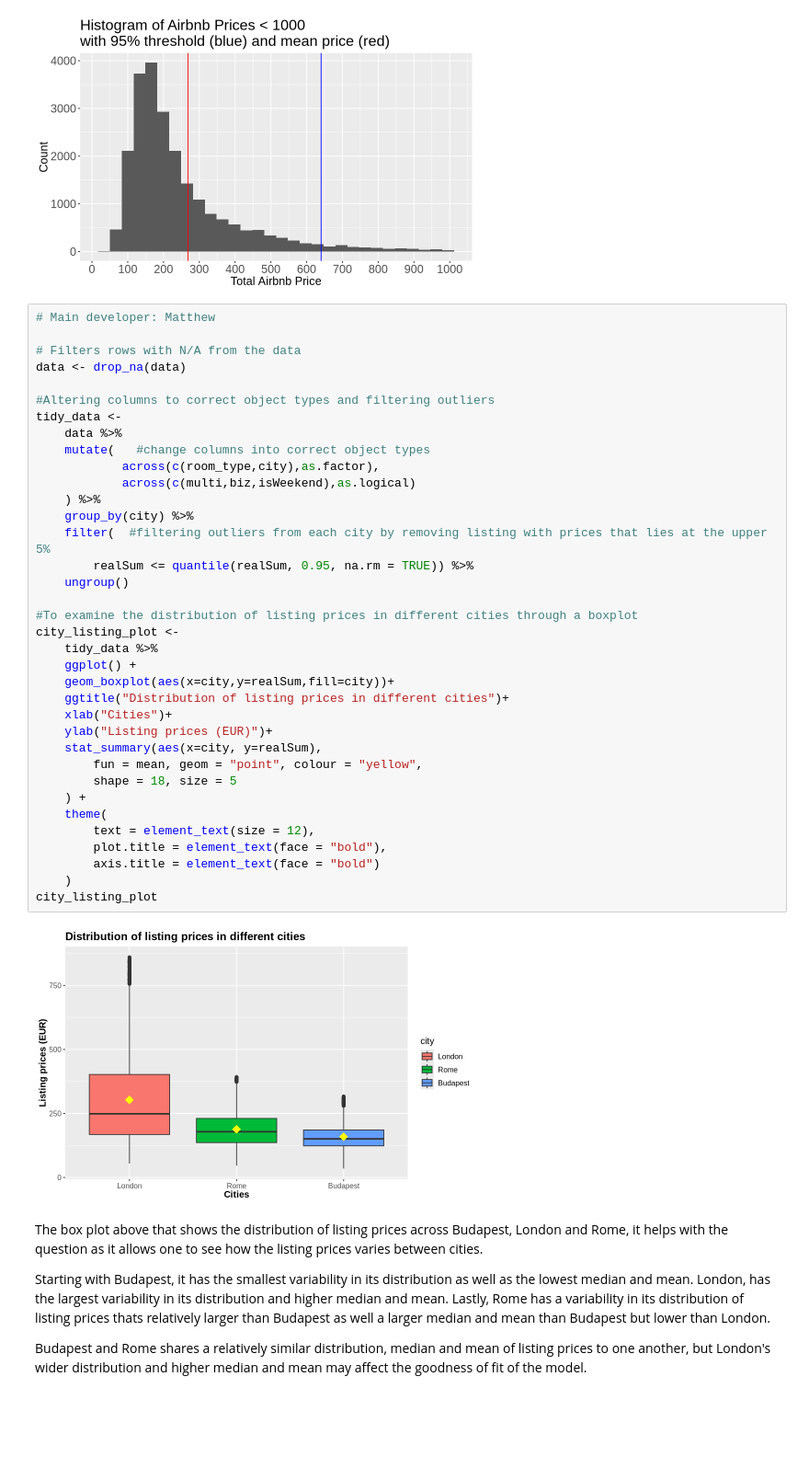
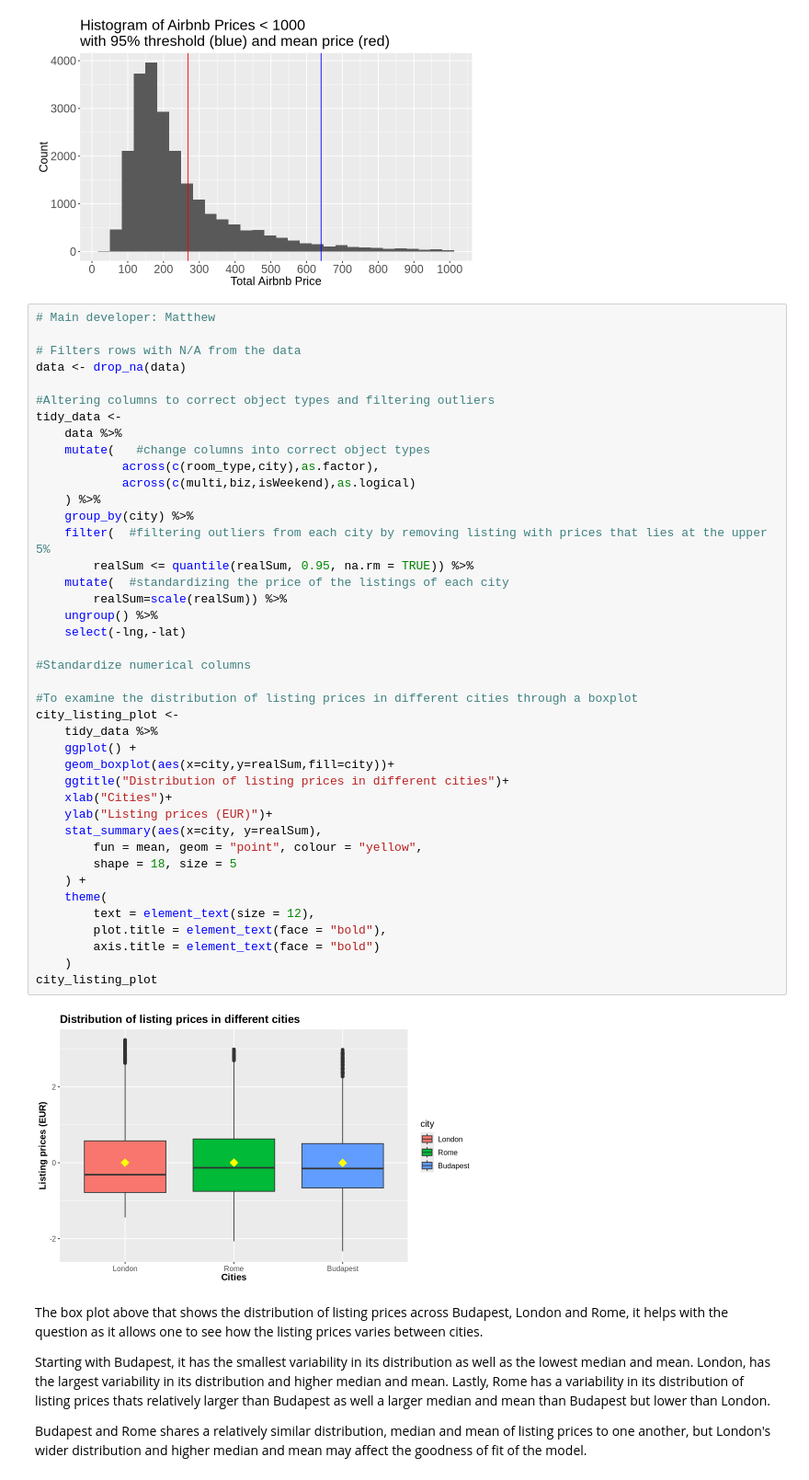
Before and after one commit to Mshl2299/STAT301_Group_Project, a Jupyter notebook: Project.ipynb, the cells around one changed output. Shown at 92% size. Saved outputs shown, nothing was run; the diff lists cells and outputs as text; blank space fills up the shorter version.

Commit message:
Standardized the price of the listings by city

```diff
--- a/Project.ipynb
+++ b/Project.ipynb
@@ -241,35 +241,40 @@ data <- drop_na(data)
 #Altering columns to correct object types and filtering outliers
 tidy_data <-
     data %>%
     mutate(   #change columns into correct object types
             across(c(room_type,city),as.factor),
             across(c(multi,biz,isWeekend),as.logical)
     ) %>%
     group_by(city) %>%
     filter(  #filtering outliers from each city by removing listing with prices that lies at the upper 5%
         realSum <= quantile(realSum, 0.95, na.rm = TRUE)) %>%
-    ungroup()
+    mutate(  #standardizing the price of the listings of each city
+        realSum=scale(realSum)) %>%
+    ungroup() %>%
+    select(-lng,-lat)
+
+#Standardize numerical columns
 
 #To examine the distribution of listing prices in different cities through a boxplot
 city_listing_plot <-
     tidy_data %>%
     ggplot() +
     geom_boxplot(aes(x=city,y=realSum,fill=city))+
     ggtitle("Distribution of listing prices in different cities")+
     xlab("Cities")+
     ylab("Listing prices (EUR)")+
     stat_summary(aes(x=city, y=realSum),
         fun = mean, geom = "point", colour = "yellow",
         shape = 18, size = 5
     ) +
     theme(
         text = element_text(size = 12),
         plot.title = element_text(face = "bold"),
         axis.title = element_text(face = "bold")
     )
 city_listing_plot
 # %% [output]
-[figure, old version]
+[figure, new version]
 # %% [markdown]
 The box plot above that shows the distribution of listing prices across Budapest, London and Rome, it helps with the question as it allows one to see how the listing prices varies between cities.
 
```
Also changed, not shown: parts of 6 cells of this notebook.
